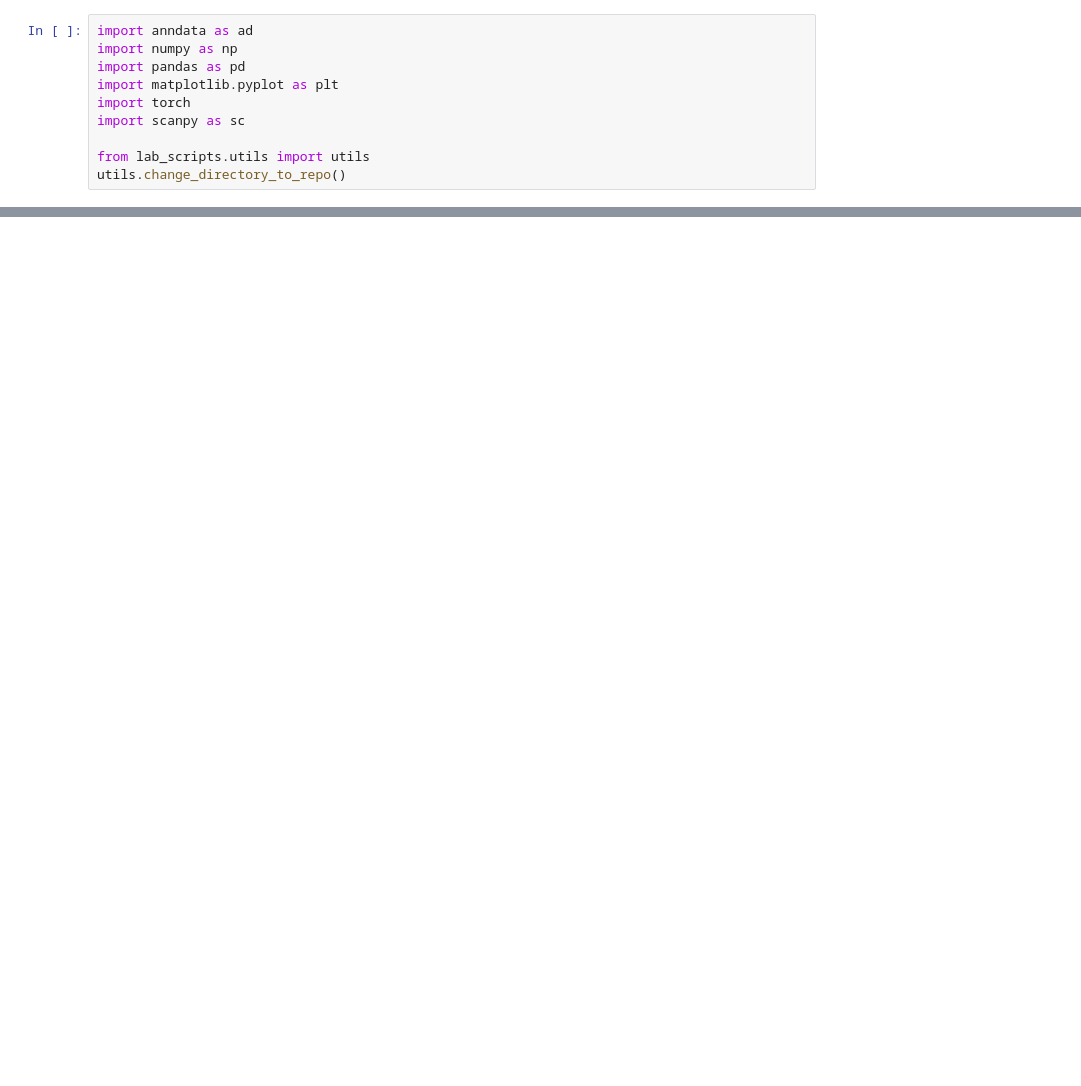
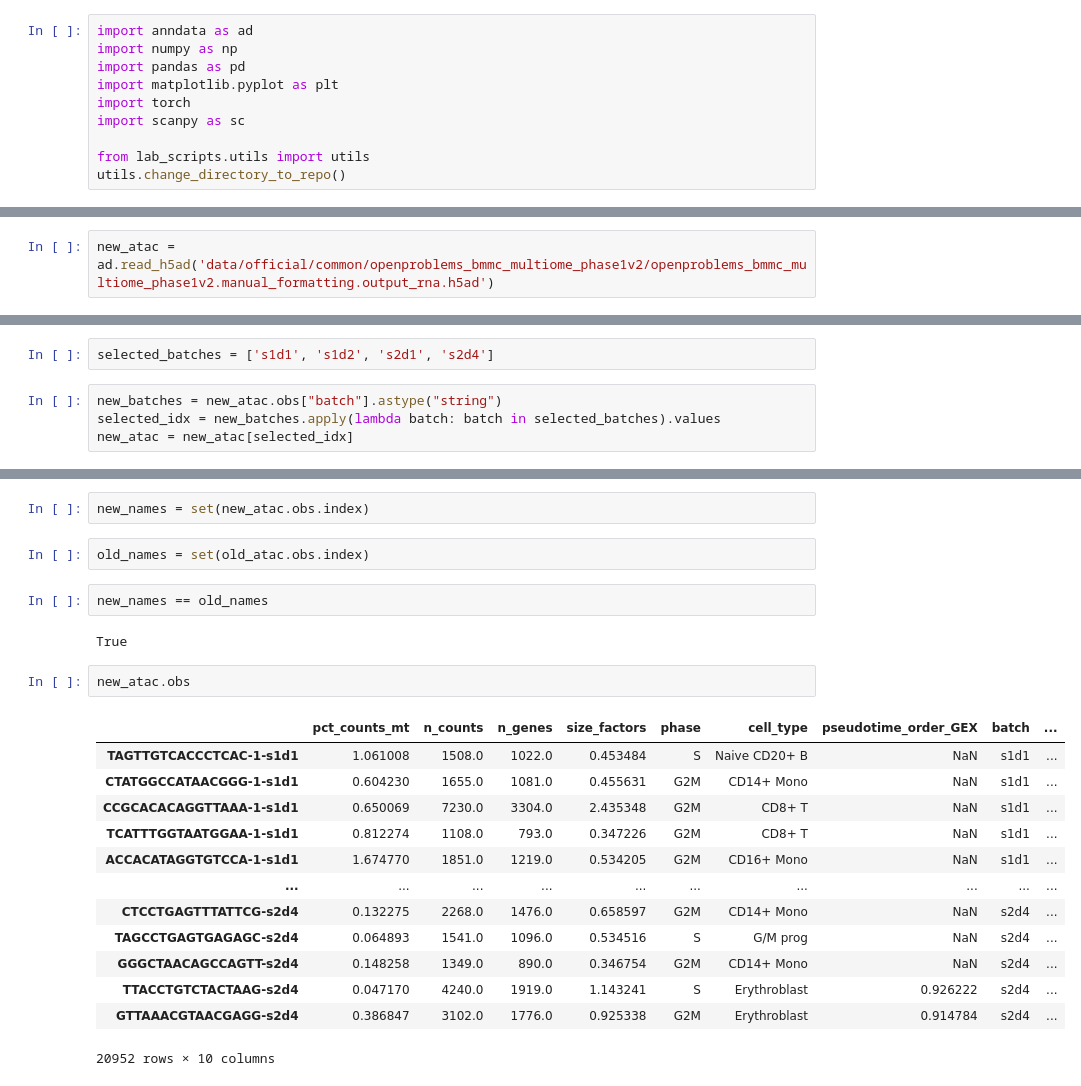
Before and after one commit to SteshinSS/NeurIPS2021, a Jupyter notebook: notebooks/EDA/official/v2_adt.ipynb, the cells around one changed output, grey strips where cells are left out. Saved outputs shown, nothing was run; the diff lists cells and outputs as text; blank space fills up the shorter version.

```diff
--- a/notebooks/EDA/official/v2_adt.ipynb
+++ b/notebooks/EDA/official/v2_adt.ipynb
@@ -51,0 +11,2 @@ sc.pl.violin(gex, keys=['normalized_depth'], groupby='batch')
+# %%
+new_atac = ad.read_h5ad('data/official/common/openproblems_bmmc_multiome_phase1v2/openproblems_bmmc_multiome_phase1v2.manual_formatting.output_rna.h5ad')
@@ -51,0 +29,6 @@ sc.pl.violin(gex, keys=['normalized_depth'], groupby='batch')
+# %%
+selected_batches = ['s1d1', 's1d2', 's2d1', 's2d4']
+# %%
+new_batches = new_atac.obs["batch"].astype("string")
+selected_idx = new_batches.apply(lambda batch: batch in selected_batches).values
+new_atac = new_atac[selected_idx]
@@ -51,0 +55,24 @@ sc.pl.violin(gex, keys=['normalized_depth'], groupby='batch')
+# %%
+new_names = set(new_atac.obs.index)
+# %%
+old_names = set(old_atac.obs.index)
+# %%
+new_names == old_names
+# %% [output]
+True
+# %%
+new_atac.obs
+# %% [output]
+|  | pct_counts_mt | n_counts | n_genes | size_factors | phase | cell_type | pseudotime_order_GEX | batch | ... |
+| TAGTTGTCACCCTCAC-1-s1d1 | 1.061008 | 1508.0 | 1022.0 | 0.453484 | S | Naive CD20+ B | NaN | s1d1 | ... |
+| CTATGGCCATAACGGG-1-s1d1 | 0.604230 | 1655.0 | 1081.0 | 0.455631 | G2M | CD14+ Mono | NaN | s1d1 | ... |
+| CCGCACACAGGTTAAA-1-s1d1 | 0.650069 | 7230.0 | 3304.0 | 2.435348 | G2M | CD8+ T | NaN | s1d1 | ... |
+| TCATTTGGTAATGGAA-1-s1d1 | 0.812274 | 1108.0 | 793.0 | 0.347226 | G2M | CD8+ T | NaN | s1d1 | ... |
+| ACCACATAGGTGTCCA-1-s1d1 | 1.674770 | 1851.0 | 1219.0 | 0.534205 | G2M | CD16+ Mono | NaN | s1d1 | ... |
+| ... | ... | ... | ... | ... | ... | ... | ... | ... | ... |
+| CTCCTGAGTTTATTCG-s2d4 | 0.132275 | 2268.0 | 1476.0 | 0.658597 | G2M | CD14+ Mono | NaN | s2d4 | ... |
+| TAGCCTGAGTGAGAGC-s2d4 | 0.064893 | 1541.0 | 1096.0 | 0.534516 | S | G/M prog | NaN | s2d4 | ... |
+| GGGCTAACAGCCAGTT-s2d4 | 0.148258 | 1349.0 | 890.0 | 0.346754 | G2M | CD14+ Mono | NaN | s2d4 | ... |
+| TTACCTGTCTACTAAG-s2d4 | 0.047170 | 4240.0 | 1919.0 | 1.143241 | S | Erythroblast | 0.926222 | s2d4 | ... |
+| GTTAAACGTAACGAGG-s2d4 | 0.386847 | 3102.0 | 1776.0 | 0.925338 | G2M | Erythroblast | 0.914784 | s2d4 | ... |
+20952 rows × 10 columns
```
Also changed, not shown: parts of 38 cells of this notebook, 11 other files.
